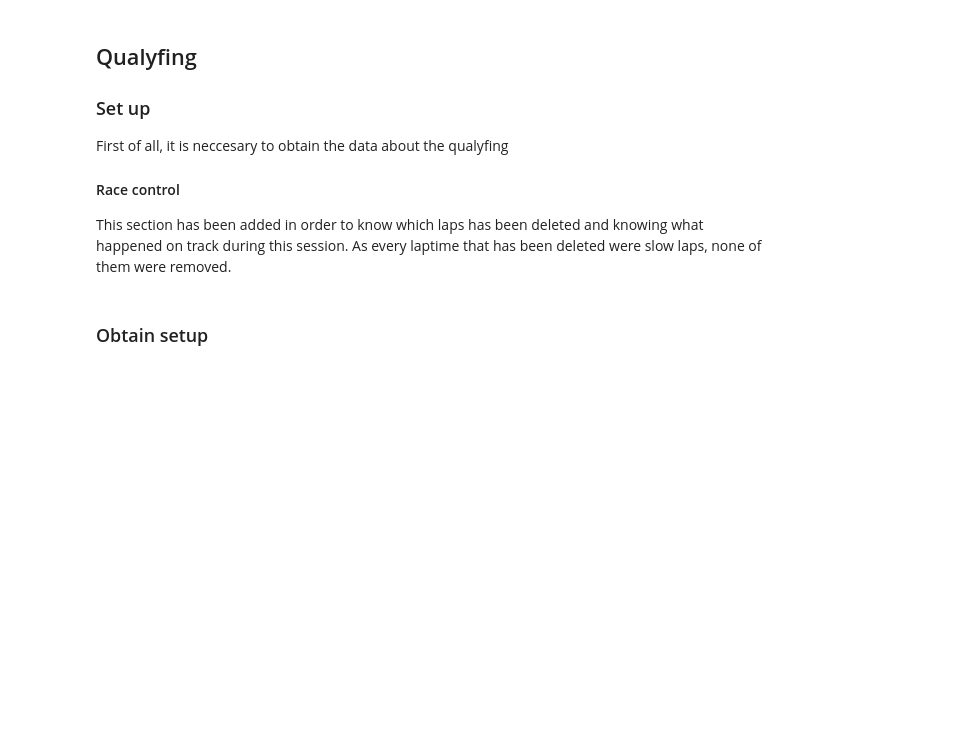
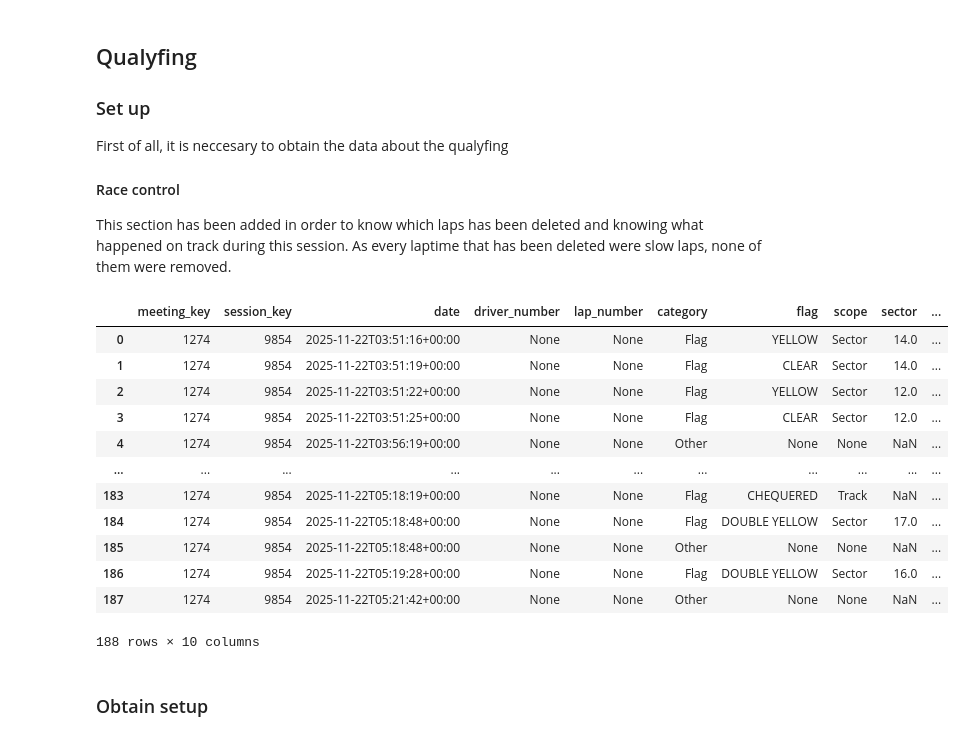
Before and after one commit to frankdelpiero/F1_notebooks, a Jupyter notebook: F1_25/LasVegas_Recap.ipynb, the cells around one changed output. Drawn from its saved outputs; the diff is of its cells as text; code cells hidden in the pictures; blank space fills up the shorter version.

```diff
--- a/F1_25/LasVegas_Recap.ipynb
+++ b/F1_25/LasVegas_Recap.ipynb
@@ -372,7 +372,21 @@ First of all, it is neccesary to obtain the data about the qualyfing
 #### Race control
 This section has been added in order to know which laps has been deleted and knowing what happened on track during this session. As every laptime that has been deleted were slow laps, none of them were removed.
 # %%
-libraryDataF1.obtain_information('race_control',session_key=9640)
+libraryDataF1.obtain_information('race_control',session_key=9854)
+# %% [output]
+|  | meeting_key | session_key | date | driver_number | lap_number | category | flag | scope | sector | ... |
+| 0 | 1274 | 9854 | 2025-11-22T03:51:16+00:00 | None | None | Flag | YELLOW | Sector | 14.0 | ... |
+| 1 | 1274 | 9854 | 2025-11-22T03:51:19+00:00 | None | None | Flag | CLEAR | Sector | 14.0 | ... |
+| 2 | 1274 | 9854 | 2025-11-22T03:51:22+00:00 | None | None | Flag | YELLOW | Sector | 12.0 | ... |
+| 3 | 1274 | 9854 | 2025-11-22T03:51:25+00:00 | None | None | Flag | CLEAR | Sector | 12.0 | ... |
+| 4 | 1274 | 9854 | 2025-11-22T03:56:19+00:00 | None | None | Other | None | None | NaN | ... |
+| ... | ... | ... | ... | ... | ... | ... | ... | ... | ... | ... |
+| 183 | 1274 | 9854 | 2025-11-22T05:18:19+00:00 | None | None | Flag | CHEQUERED | Track | NaN | ... |
+| 184 | 1274 | 9854 | 2025-11-22T05:18:48+00:00 | None | None | Flag | DOUBLE YELLOW | Sector | 17.0 | ... |
+| 185 | 1274 | 9854 | 2025-11-22T05:18:48+00:00 | None | None | Other | None | None | NaN | ... |
+| 186 | 1274 | 9854 | 2025-11-22T05:19:28+00:00 | None | None | Flag | DOUBLE YELLOW | Sector | 16.0 | ... |
+| 187 | 1274 | 9854 | 2025-11-22T05:21:42+00:00 | None | None | Other | None | None | NaN | ... |
+188 rows × 10 columns
 # %% [markdown]
 ### Obtain setup
 # %%
```
Also changed, not shown: parts of 51 cells of this notebook.
